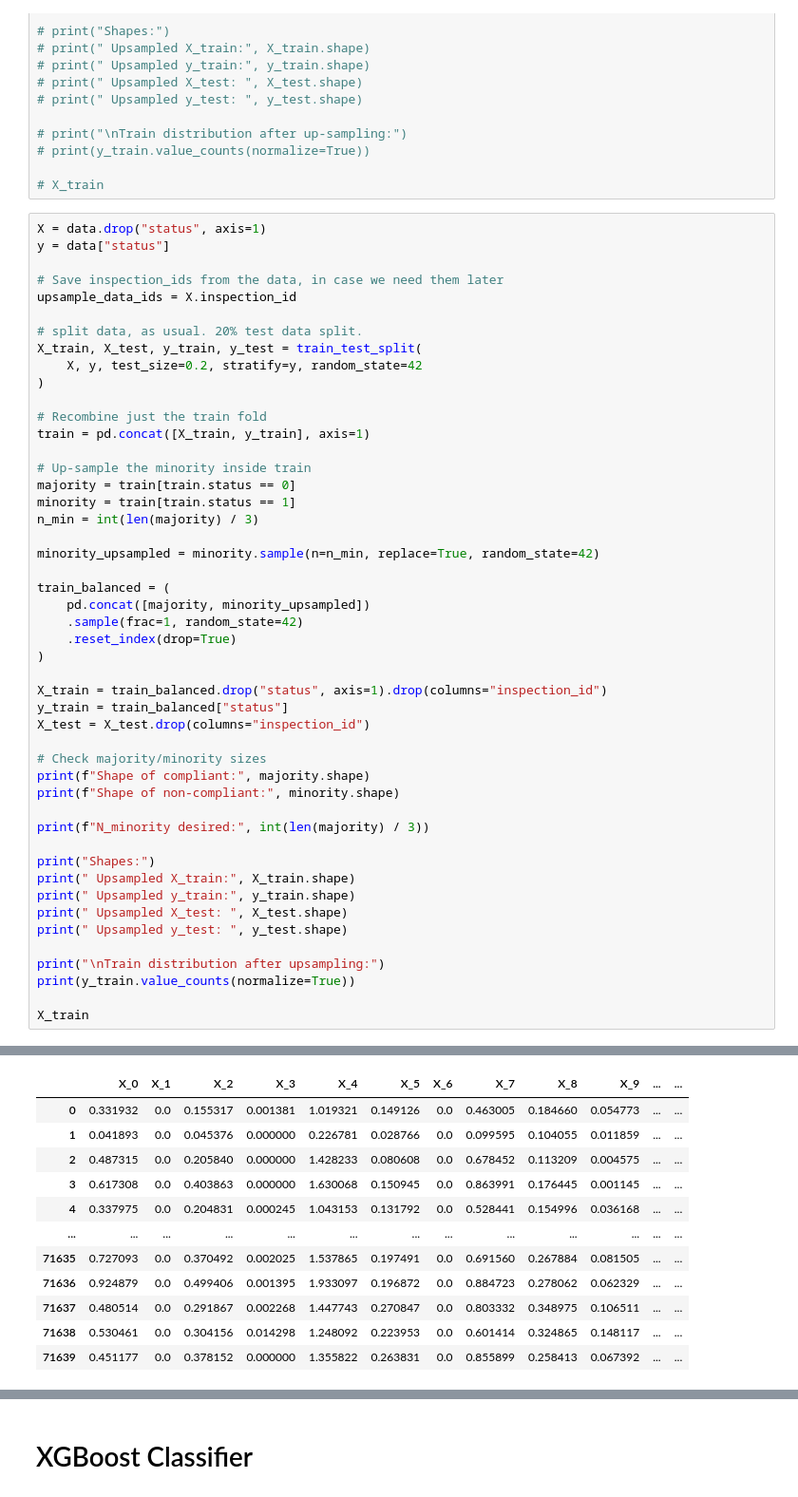
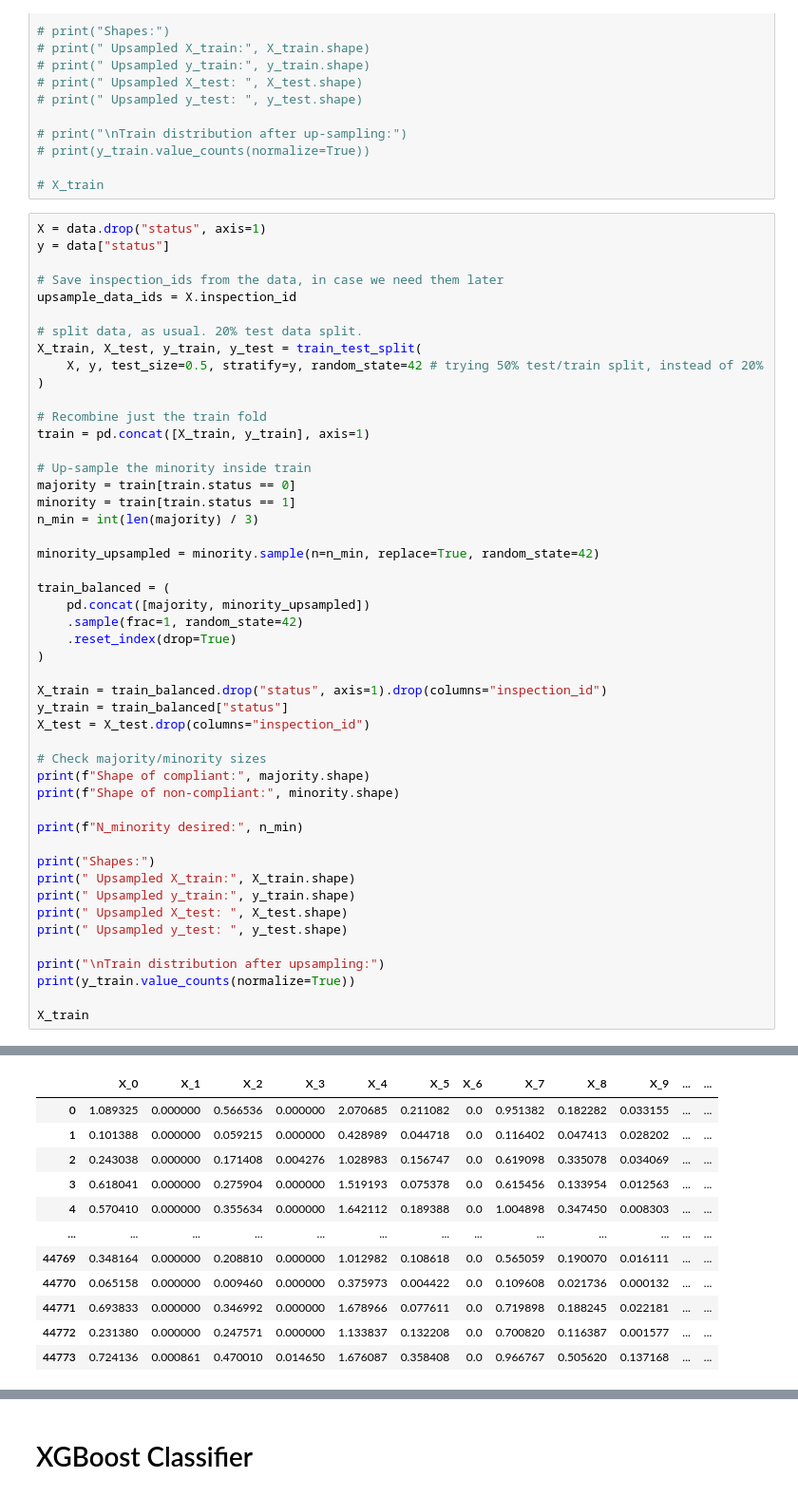
Before and after one commit to wildfire-prep/modeling, a Jupyter notebook: code/02_XGBoost/00_xgboost.ipynb, the cells around one changed output, grey strips where cells are left out. Shown at 95% size. Saved outputs shown, nothing was run; the diff lists cells and outputs as text.

```diff
--- a/code/02_XGBoost/00_xgboost.ipynb
+++ b/code/02_XGBoost/00_xgboost.ipynb
@@ -240,7 +240,7 @@ upsample_data_ids = X.inspection_id
 
 # split data, as usual. 20% test data split.
 X_train, X_test, y_train, y_test = train_test_split(
-    X, y, test_size=0.2, stratify=y, random_state=42
+    X, y, test_size=0.5, stratify=y, random_state=42 # trying 50% test/train split, instead of 20%
 )
 
 # Recombine just the train fold
@@ -267,7 +267,7 @@ X_test = X_test.drop(columns="inspection_id")
 print(f"Shape of compliant:", majority.shape)
 print(f"Shape of non-compliant:", minority.shape)
 
-print(f"N_minority desired:", int(len(majority) / 3))
+print(f"N_minority desired:", n_min)
 
 print("Shapes:")
 print(" Upsampled X_train:", X_train.shape)
@@ -296,13 +296,13 @@ status
 Name: proportion, dtype: float64
 |  | X_0 | X_1 | X_2 | X_3 | X_4 | X_5 | X_6 | X_7 | X_8 | X_9 | ... | ... |
-| 0 | 0.331932 | 0.0 | 0.155317 | 0.001381 | 1.019321 | 0.149126 | 0.0 | 0.463005 | 0.184660 | 0.054773 | ... | ... |
-| 1 | 0.041893 | 0.0 | 0.045376 | 0.000000 | 0.226781 | 0.028766 | 0.0 | 0.099595 | 0.104055 | 0.011859 | ... | ... |
-| 2 | 0.487315 | 0.0 | 0.205840 | 0.000000 | 1.428233 | 0.080608 | 0.0 | 0.678452 | 0.113209 | 0.004575 | ... | ... |
-| 3 | 0.617308 | 0.0 | 0.403863 | 0.000000 | 1.630068 | 0.150945 | 0.0 | 0.863991 | 0.176445 | 0.001145 | ... | ... |
-| 4 | 0.337975 | 0.0 | 0.204831 | 0.000245 | 1.043153 | 0.131792 | 0.0 | 0.528441 | 0.154996 | 0.036168 | ... | ... |
+| 0 | 1.089325 | 0.000000 | 0.566536 | 0.000000 | 2.070685 | 0.211082 | 0.0 | 0.951382 | 0.182282 | 0.033155 | ... | ... |
+| 1 | 0.101388 | 0.000000 | 0.059215 | 0.000000 | 0.428989 | 0.044718 | 0.0 | 0.116402 | 0.047413 | 0.028202 | ... | ... |
+| 2 | 0.243038 | 0.000000 | 0.171408 | 0.004276 | 1.028983 | 0.156747 | 0.0 | 0.619098 | 0.335078 | 0.034069 | ... | ... |
+| 3 | 0.618041 | 0.000000 | 0.275904 | 0.000000 | 1.519193 | 0.075378 | 0.0 | 0.615456 | 0.133954 | 0.012563 | ... | ... |
+| 4 | 0.570410 | 0.000000 | 0.355634 | 0.000000 | 1.642112 | 0.189388 | 0.0 | 1.004898 | 0.347450 | 0.008303 | ... | ... |
 | ... | ... | ... | ... | ... | ... | ... | ... | ... | ... | ... | ... | ... |
-| 71635 | 0.727093 | 0.0 | 0.370492 | 0.002025 | 1.537865 | 0.197491 | 0.0 | 0.691560 | 0.267884 | 0.081505 | ... | ... |
-| 71636 | 0.924879 | 0.0 | 0.499406 | 0.001395 | 1.933097 | 0.196872 | 0.0 | 0.884723 | 0.278062 | 0.062329 | ... | ... |
-| 71637 | 0.480514 | 0.0 | 0.291867 | 0.002268 | 1.447743 | 0.270847 | 0.0 | 0.803332 | 0.348975 | 0.106511 | ... | ... |
-| 71638 | 0.530461 | 0.0 | 0.304156 | 0.014298 | 1.248092 | 0.223953 | 0.0 | 0.601414 | 0.324865 | 0.148117 | ... | ... |
-| 71639 | 0.451177 | 0.0 | 0.378152 | 0.000000 | 1.355822 | 0.263831 | 0.0 | 0.855899 | 0.258413 | 0.067392 | ... | ... |
+| 44769 | 0.348164 | 0.000000 | 0.208810 | 0.000000 | 1.012982 | 0.108618 | 0.0 | 0.565059 | 0.190070 | 0.016111 | ... | ... |
+| 44770 | 0.065158 | 0.000000 | 0.009460 | 0.000000 | 0.375973 | 0.004422 | 0.0 | 0.109608 | 0.021736 | 0.000132 | ... | ... |
+| 44771 | 0.693833 | 0.000000 | 0.346992 | 0.000000 | 1.678966 | 0.077611 | 0.0 | 0.719898 | 0.188245 | 0.022181 | ... | ... |
+| 44772 | 0.231380 | 0.000000 | 0.247571 | 0.000000 | 1.133837 | 0.132208 | 0.0 | 0.700820 | 0.116387 | 0.001577 | ... | ... |
+| 44773 | 0.724136 | 0.000861 | 0.470010 | 0.014650 | 1.676087 | 0.358408 | 0.0 | 0.966767 | 0.505620 | 0.137168 | ... | ... |
```
Also changed, not shown: parts of 7 cells of this notebook, 1 other file.
